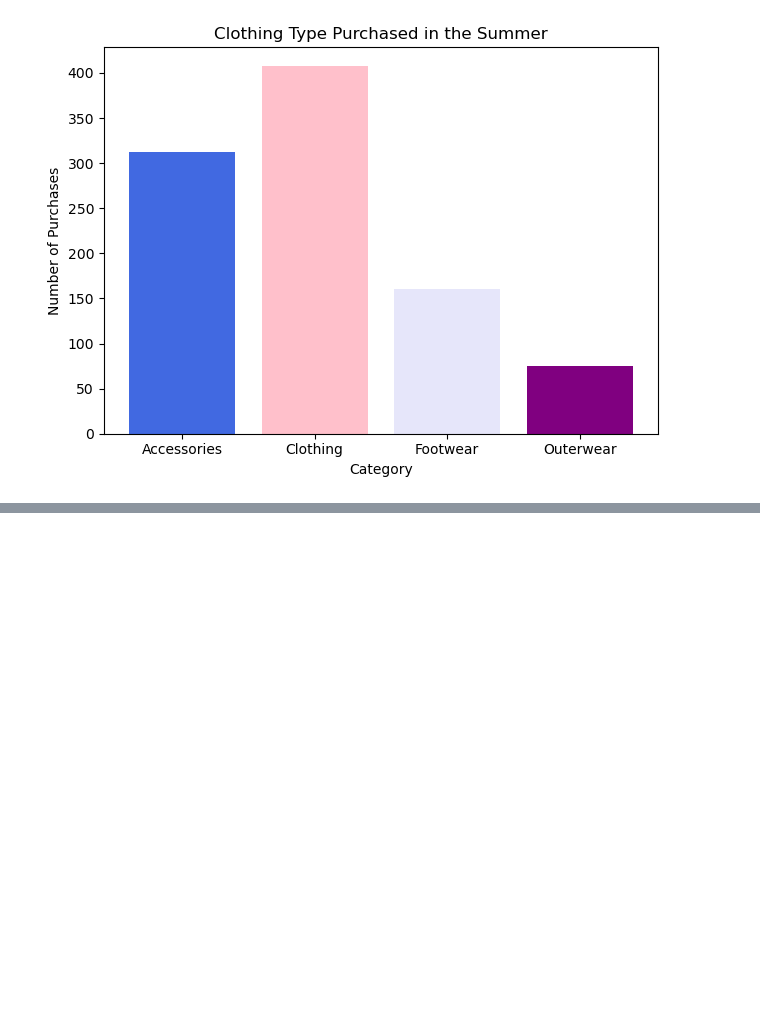
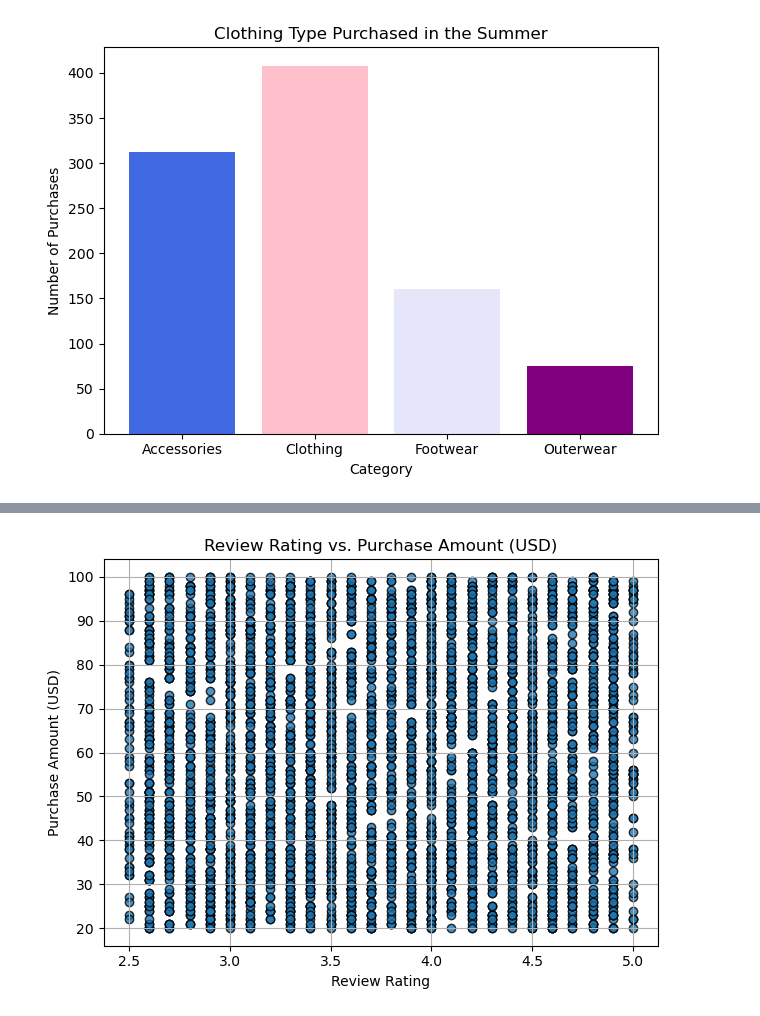
Before and after one commit to mhursh1231/Project-1, a Jupyter notebook: Mia_Notebook.ipynb, the cells around one changed output, grey strips where cells are left out. Drawn from its saved outputs; the diff is of its cells as text; code cells hidden in the pictures; blank space fills up the shorter version.

```diff
--- a/Mia_Notebook.ipynb
+++ b/Mia_Notebook.ipynb
@@ -642,0 +658,15 @@ plt.show()
+# %%
+## Is there a relationship between purchase amount and review rating? ##
+
+# Build the scatterplot for product rating and purchase amount
+plt.scatter(organized_df["Review Rating"], organized_df["Purchase Amount (USD)"], alpha=.8, edgecolors="k")
+
+# Incorporate the other graph properties
+plt.xlabel("Review Rating")
+plt.ylabel("Purchase Amount (USD)")
+plt.title("Review Rating vs. Purchase Amount (USD)")
+plt.grid(True)
+plt.tight_layout()
+plt.show()
+# %% [output]
+[figure, added]
```
Also changed, not shown: parts of 3 cells of this notebook.
